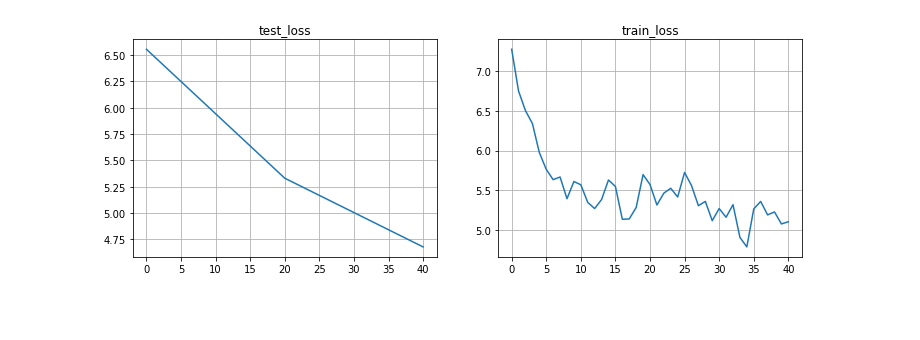
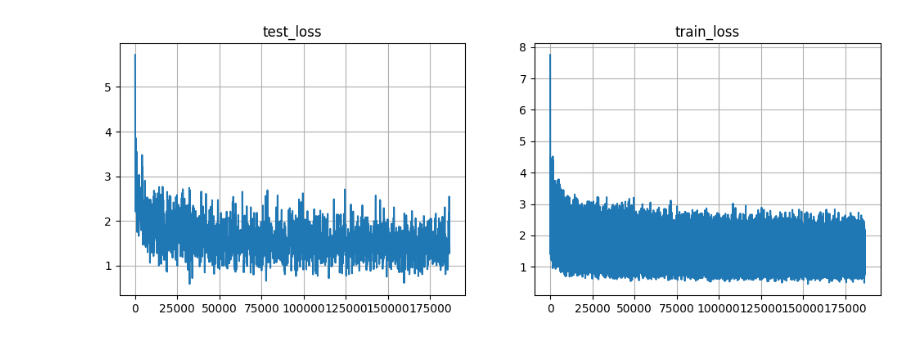
Before and after one commit to grafstor/svg-to-text, a Jupyter notebook: svg-to-text.ipynb, the cells around one changed output. Drawn from its saved outputs; the diff is of its cells as text; code cells hidden in the pictures; blank space fills up the shorter version.

Commit message:
trained, converter fix, cnn

```diff
--- a/svg-to-text.ipynb
+++ b/svg-to-text.ipynb
@@ -382,8 +541,8 @@ class Transformer(nn.Module):
 
         return out
 # %%
-batch_size = 32
-seq_len = 256
+batch_size = 16
+seq_len = 512
 src_pad_token = torch.tensor([0.0000,  0.0000,  0.0000,  0.0000,  0.0000,  0.0000,  0.0000,
            0.0000,  0.0000,  0.0000,  1.0000])
 
@@ -405,18 +564,19 @@ letter
 # %%
 vocab_size = len(voc)
 src_pad_token = torch.tensor([0.0000,  0.0000,  0.0000,  0.0000,  0.0000,  0.0000,  0.0000,
-           0.0000,  0.0000,  0.0000,  1.0000])
+           0.0000,  0.0000,  0.0000,  1.0000]).to(device)
 
 model = Transformer(
     vocab_size=vocab_size,
     dim=32,
-    n_heads=8,
-    n_encoder_layers=2,
-    n_decoder_layers=2,
-    dropout_p=0.1
+    seq_len=seq_len,
+    n_heads=4,
+    n_encoder_layers=1,
+    n_decoder_layers=3,
+    dropout_p=0.05
 ).to(device)
 
-opt = torch.optim.Adam(model.parameters(), lr=3e-4)
+opt = torch.optim.Adam(model.parameters(), lr=1e-3)
 loss_fn = nn.CrossEntropyLoss().to(device)
 # %%
 step = -1
@@ -451,4 +611,4 @@ def save_checkpoint(save_path, name, version, model, opt, loss):
       'loss': loss
     }, f'{save_path}/checkpoint_{name}_{version}.pth')
 
-# step, metrics = load_checkpoint(save_path, 'epoch', 5_000)
+step, metrics = load_checkpoint(save_path, 'epoch', 186_500)
@@ -455,6 +619,7 @@ def save_checkpoint(save_path, name, version, model, opt, loss):
 # %%
 for epoch in range(10_000):
     for vec, tgt in train_dl:
+        torch.cuda.empty_cache()
         model.train()
         step += 1
 
@@ -464,17 +629,16 @@ for epoch in range(10_000):
         tgt_input = tgt[:,:-1]
         tgt_expected = tgt[:,1:]
 
-        src_pad_mask = get_src_pad_mask(vec, src_pad_token)
+        src_pad_mask = get_src_pad_mask(vec, src_pad_token).bool().to(device)
 
-        tgt_pad_mask = ~voc.compute_mask(tgt_input)
+        tgt_pad_mask = ~voc.compute_mask(tgt_input).to(device)
         tgt_mask = get_tgt_mask(tgt_input.size(1)).to(device)
 
         out = model(vec, tgt_input,
                      tgt_mask=tgt_mask,
-                     src_pad_mask=src_pad_mask,
                      tgt_pad_mask=tgt_pad_mask)
 
-        out = out.permute(0, 2, 1)
+        out = out.permute(1, 2, 0)
 
         loss = loss_fn(out, tgt_expected)
 
@@ -484,7 +648,7 @@ for epoch in range(10_000):
 
         metrics['train_loss'].append((step, loss.item()))
 
-        if step%1000 == 0:
+        if step%500 == 0:
             save_checkpoint(save_path,
                             'epoch',
                             f'{step}',
@@ -492,37 +656,46 @@ for epoch in range(10_000):
                             opt,
                             loss.item())
 
-        if step%20 == 0:
-            model.eval()
-            clear_output()
-
-            for vec, tgt in test_dl:
-                vec = vec.to(device)
-                tgt = voc.to_matrix(tgt).to(device)
-
-                tgt_input = tgt[:,:-1]
-                tgt_expected = tgt[:,1:]
-
-                src_pad_mask = get_src_pad_mask(vec, src_pad_token)
-
-                tgt_pad_mask = ~voc.compute_mask(tgt_input)
-                tgt_mask = get_tgt_mask(tgt_input.size(1)).to(device)
-
-                out = model(vec, tgt_input,
-                             tgt_mask=tgt_mask,
-                             src_pad_mask=src_pad_mask,
-                             tgt_pad_mask=tgt_pad_mask)
-
-                out = out.permute(0, 2, 1)
+        if step%100 == 0:
+            with torch.no_grad():
+                opt.zero_grad()
+                model.eval()
 
 
-                test_loss = loss_fn(out, tgt_expected)
+                for vec, tgt in test_dl:
+                    vec = vec.to(device)
+                    tgt = voc.to_matrix(tgt).to(device)
 
-                break
+                    tgt_input = tgt[:,:-1]
+                    tgt_expected = tgt[:,1:]
+
+                    src_pad_mask = get_src_pad_mask(vec, src_pad_token).bool().to(device)
+
+                    tgt_pad_mask = ~voc.compute_mask(tgt_input).to(device)
+                    tgt_mask = get_tgt_mask(tgt_input.size(1)).to(device)
+
+                    out = model(vec, tgt_input,
+                                 tgt_mask=tgt_mask,
+                                 tgt_pad_mask=tgt_pad_mask)
+
+                    out = out.permute(1, 2, 0)
 
 
-            metrics['test_loss'].append((step, test_loss.item()))
+                    test_loss = loss_fn(out, tgt_expected)
 
-            print(f'Epoch: {epoch}, step: {step}, loss: {loss.item()}, test_loss: {test_loss.item()}')
-            plot_metrics(metrics)
+                    break
+
+
+                metrics['test_loss'].append((step, test_loss.item()))
+                clear_output()
+
+                print(f'Epoch: {epoch}, step: {step}, loss: {loss.item()}, test_loss: {test_loss.item()}')
+                plot_metrics(metrics)
+
+                try:
+                    sample(model, train_dl, p_value=0.5)
+                except:
+                    pass
+
+                torch.cuda.empty_cache()
 # %% [output]
@@ -530 +703 @@ Epoch: 0, step: 40, loss: 5.101363182067871, test_loss: 4.67893648147583
-[figure, old version]
+[figure, new version]
```
Also changed, not shown: parts of 21 cells of this notebook, 6 other files.
